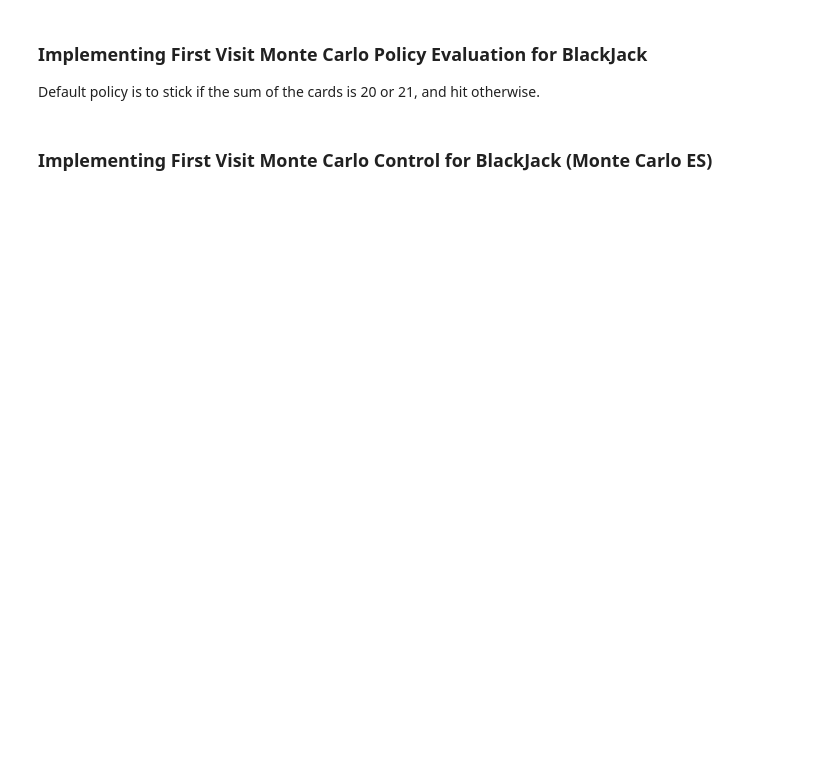
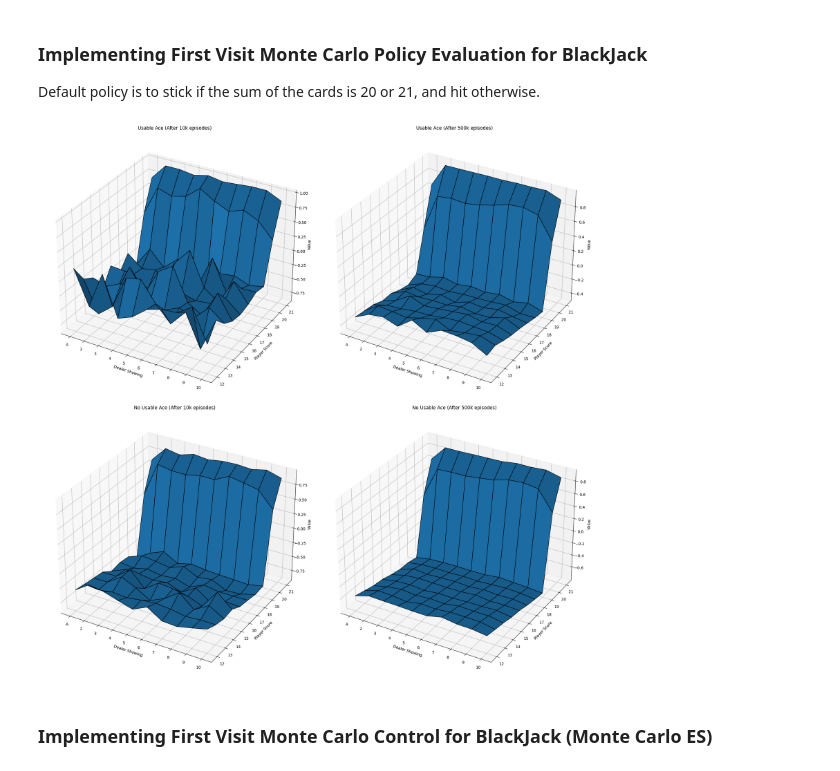
Before and after one commit to jhrudden/Monte-Carlo-Rl-Intro, a Jupyter notebook: experiment.ipynb, the cells around one changed output. Drawn from its saved outputs; the diff is of its cells as text; code cells hidden in the pictures; blank space fills up the shorter version.

```diff
--- a/experiment.ipynb
+++ b/experiment.ipynb
@@ -8,3 +11,14 @@ import matplotlib.pyplot as plt
+# %%
+# setup
+NUM_EXPERIMENTS = 10
+NUM_EPSIODES = 10_000
+STABLE = False # whether or not to use cached results from each experiment
+BASE_CACHE_DIR = './cache'
+FIG_BASE_DIR = './figs'
+if not os.path.exists(FIG_BASE_DIR):
+    os.makedirs(FIG_BASE_DIR)
+if not os.path.exists(BASE_CACHE_DIR):
+    os.makedirs(BASE_CACHE_DIR)
 # %% [markdown]
 ### Implementing First Visit Monte Carlo Policy Evaluation for BlackJack
 
@@ -12,28 +51,23 @@ Default policy is to stick if the sum of the cards is 20 or 21, and hit otherwis
 # %%
-blackjack_env = create_blackjack_env()
-# bj_policy = lambda s: default_blackjack_policy(s)
-# bj_value_function_10k = monte_carlo_prediction_fv(blackjack_env, bj_policy, 0.9)
-# bj_value_function_500k = monte_carlo_prediction_fv(blackjack_env, bj_policy, 0.9, num_episodes=500_000)
+BJK_VALUE_FUNCTION_10k_VS_500k = os.path.join(FIG_BASE_DIR, 'bjk_value_function_10k_vs_500k.png')
 
-# fig1 = plt.figure(figsize=(20, 10))
-# fig2 = plt.figure(figsize=(20, 10))
+fig = plt.figure(figsize=(20, 20), layout='constrained')
+ax1 = fig.add_subplot(2, 2, 1, projection='3d')
+plot_blackjack_value_function(ax1, bkj_value_function_10k, True, 'Usable Ace (After 10k episodes)')
 
+# Plot for the situation without a usable ace
+ax2 = fig.add_subplot(2, 2, 2, projection='3d')
+plot_blackjack_value_function(ax2, bkj_value_function_500k, True, 'Usable Ace (After 500k episodes)')
 
-# ax1 = fig1.add_subplot(1, 2, 1, projection='3d')
-# plot_blackjack_value_function(ax1, bj_value_function_10k, True, 'Usable Ace (After 10k episodes)')
+ax3 = fig.add_subplot(2, 2, 3, projection='3d')
+plot_blackjack_value_function(ax3, bkj_value_function_10k, False, 'No Usable Ace (After 10k episodes)')
 
-# # Plot for the situation without a usable ace
-# ax2 = fig1.add_subplot(1, 2, 2, projection='3d')
-# plot_blackjack_value_function(ax2, bj_value_function_500k, True, 'Usable Ace (After 500k episodes)')
+# Plot for the situation without a usable ace
+ax4 = fig.add_subplot(2, 2, 4, projection='3d')
+plot_blackjack_value_function(ax4, bkj_value_function_500k, False, 'No Usable Ace (After 500k episodes)')
 
-# ax3 = fig2.add_subplot(1, 2, 1, projection='3d')
-# plot_blackjack_value_function(ax3, bj_value_function_10k, False, 'No Usable Ace (After 10k episodes)')
-
-# # Plot for the situation without a usable ace
-# ax4 = fig2.add_subplot(1, 2, 2, projection='3d')
-# plot_blackjack_value_function(ax4, bj_value_function_500k, False, 'No Usable Ace (After 500k episodes)')
-
-
-# plt.show()
+plt.savefig(BJK_VALUE_FUNCTION_10k_VS_500k)
+# %% [output]
+[figure, added]
 # %% [markdown]
 ### Implementing First Visit Monte Carlo Control for BlackJack (Monte Carlo ES)
```
Also changed, not shown: parts of 14 cells of this notebook.
